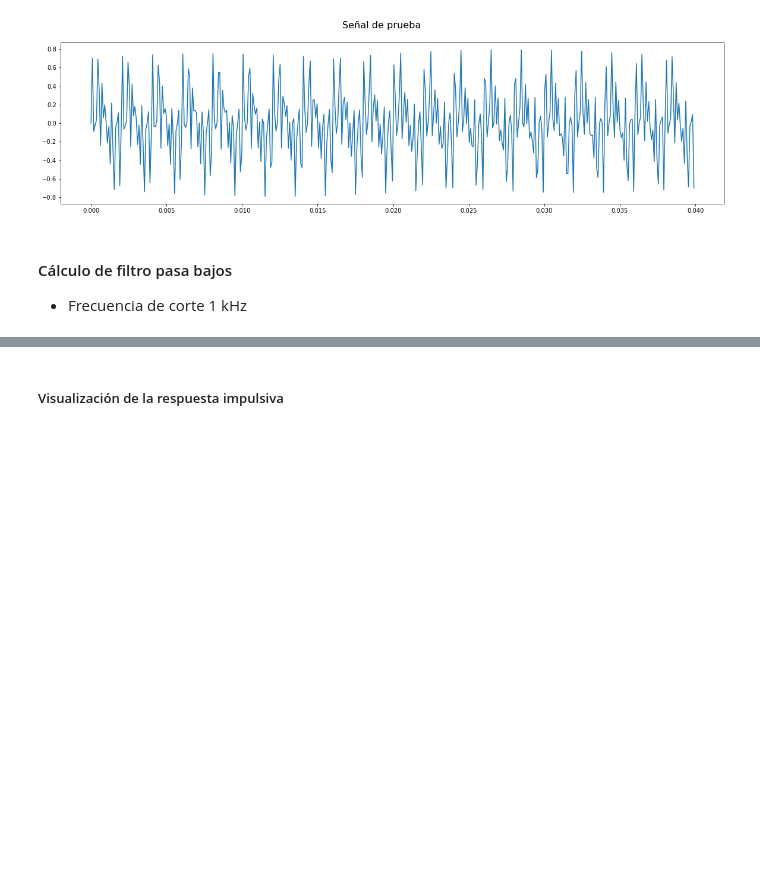
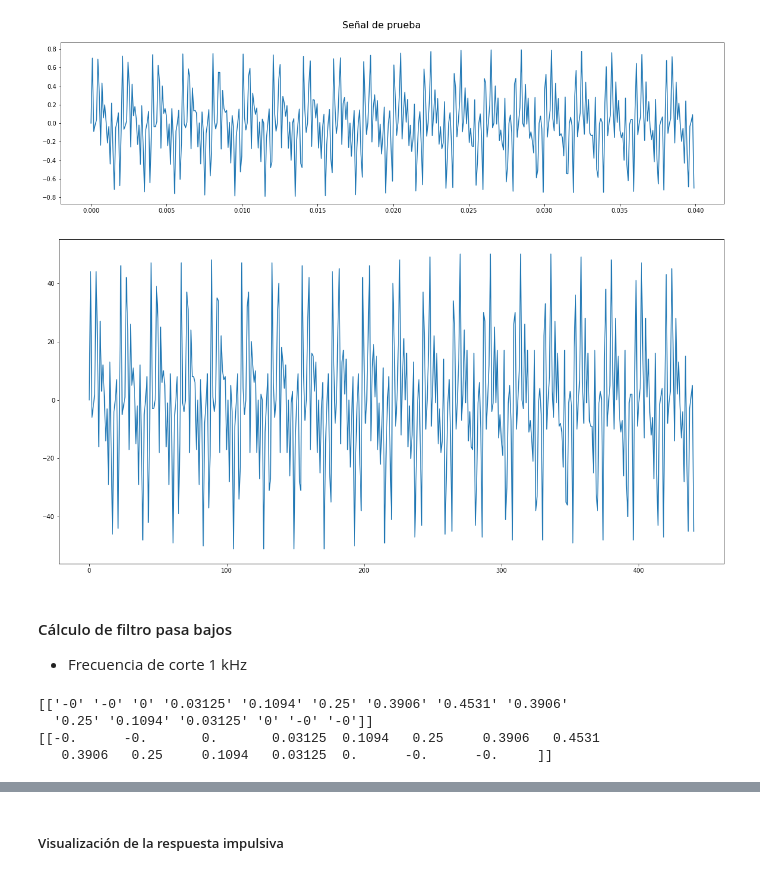
Before and after one commit to davidbro-in/pds-fir-pipeline, a Jupyter notebook: notebooks/fir.ipynb, the cells around one changed output, grey strips where cells are left out. Saved outputs shown, nothing was run; the diff lists cells and outputs as text; code cells hidden in the pictures; blank space fills up the shorter version.

```diff
--- a/notebooks/fir.ipynb
+++ b/notebooks/fir.ipynb
@@ -42,14 +43,50 @@ t = np.arange(0, fs*sec, 1)/fs
 tones = (np.sin(2*np.pi * 500 *t) + np.sin(2*np.pi * 2500 *t) +
          np.sin(2*np.pi * 3000 *t) + np.sin(2*np.pi * 4500 *t))/4
 
+temp  = DeFixedInt(8,6, signedMode='S', roundMode='trunc', saturateMode='saturate')
+
+filename = '../hdl/src/mem.hex'
+
+with open(filename, 'w') as f:
+    for sample in tones:
+        temp.value = sample
+        f.write("{}\n".format(temp.__hex__()).replace('0x',''))
+
+
 fig = plt.figure(figsize=(20, 5))
 fig.suptitle("Señal de prueba", fontsize=16)
 plt.plot(t, tones);
 # %% [output]
 [figure]
+# %%
+def twos_complement(hexstr,bits):
+    value = int(hexstr,16)
+    if value & (1 << (bits-1)):
+        value -= 1 << bits
+    return value
+# %%
+with open('../hdl/src/mem.hex', 'r') as f:
+    lines = f.readlines()
+    arr = []
+    for line in lines:
+        arr.append(twos_complement(line.strip(), 8))
+# %%
+    fig = plt.figure(figsize=(20, 10))
+    plt.plot(arr);
+# %% [output]
+[figure, added]
 # %% [markdown]
 #### Cálculo de filtro pasa bajos
 
 - Frecuencia de corte 1 kHz
 # %%
-lowpass = [-0,-0,-0,0,0,3.052e-05,3.052e-05,3.052e-05,0,-3.052e-05,-6.104e-05,-9.155e-05,-0.0001221,-9.155e-05,0,0.0001526,0.0002747,0.0003357,0.0003052,0.0001221,-0.0001831,-0.0005188,-0.0007629,-0.0007935,-0.0005188,6.104e-05,0.0007935,0.001465,0.00177,0.001465,0.0005493,-0.000824,-0.002289,-0.003235,-0.003265,-0.002075,0.0001526,0.002899,0.005188,0.006134,0.005096,0.001953,-0.002625,-0.007233,-0.01025,-0.01025,-0.006561,0.0003052,0.008606,0.01569,0.01874,0.01575,0.006317,-0.007843,-0.02301,-0.03409,-0.03595,-0.02487,0.0003967,0.03769,0.0817,0.125,0.1597,0.1789,0.1789,0.1597,0.125,0.0817,0.03769,0.0003967,-0.02487,-0.03595,-0.03409,-0.02301,-0.007843,0.006317,0.01575,0.01874,0.01569,0.008606,0.0003052,-0.006561,-0.01025,-0.01025,-0.007233,-0.002625,0.001953,0.005096,0.006134,0.005188,0.002899,0.0001526,-0.002075,-0.003265,-0.003235,-0.002289,-0.000824,0.0005493,0.001465,0.00177,0.001465,0.0007935,6.104e-05,-0.0005188,-0.0007935,-0.0007629,-0.0005188,-0.0001831,0.0001221,0.0003052,0.0003357,0.0002747,0.0001526,0,-9.155e-05,-0.0001221,-9.155e-05,-6.104e-05,-3.052e-05,0,3.052e-05,3.052e-05,3.052e-05,0,0,-0,-0,-0]
+#lowpass = [-0,-0,-0,0,0,3.052e-05,3.052e-05,3.052e-05,0,-3.052e-05,-6.104e-05,-9.155e-05,-0.0001221,-9.155e-05,0,0.0001526,0.0002747,0.0003357,0.0003052,0.0001221,-0.0001831,-0.0005188,-0.0007629,-0.0007935,-0.0005188,6.104e-05,0.0007935,0.001465,0.00177,0.001465,0.0005493,-0.000824,-0.002289,-0.003235,-0.003265,-0.002075,0.0001526,0.002899,0.005188,0.006134,0.005096,0.001953,-0.002625,-0.007233,-0.01025,-0.01025,-0.006561,0.0003052,0.008606,0.01569,0.01874,0.01575,0.006317,-0.007843,-0.02301,-0.03409,-0.03595,-0.02487,0.0003967,0.03769,0.0817,0.125,0.1597,0.1789,0.1789,0.1597,0.125,0.0817,0.03769,0.0003967,-0.02487,-0.03595,-0.03409,-0.02301,-0.007843,0.006317,0.01575,0.01874,0.01569,0.008606,0.0003052,-0.006561,-0.01025,-0.01025,-0.007233,-0.002625,0.001953,0.005096,0.006134,0.005188,0.002899,0.0001526,-0.002075,-0.003265,-0.003235,-0.002289,-0.000824,0.0005493,0.001465,0.00177,0.001465,0.0007935,6.104e-05,-0.0005188,-0.0007935,-0.0007629,-0.0005188,-0.0001831,0.0001221,0.0003052,0.0003357,0.0002747,0.0001526,0,-9.155e-05,-0.0001221,-9.155e-05,-6.104e-05,-3.052e-05,0,3.052e-05,3.052e-05,3.052e-05,0,0,-0,-0,-0]
+lowpass = np.load('low_pass_filter.npy')
+print(lowpass)
+lowpass = np.array(lowpass, dtype=float)
+print(lowpass)
+# %% [output]
+[['-0' '-0' '0' '0.03125' '0.1094' '0.25' '0.3906' '0.4531' '0.3906'
+  '0.25' '0.1094' '0.03125' '0' '-0' '-0']]
+[[-0.      -0.       0.       0.03125  0.1094   0.25     0.3906   0.4531
+   0.3906   0.25     0.1094   0.03125  0.      -0.      -0.     ]]
```
Also changed, not shown: parts of 4 cells of this notebook.
